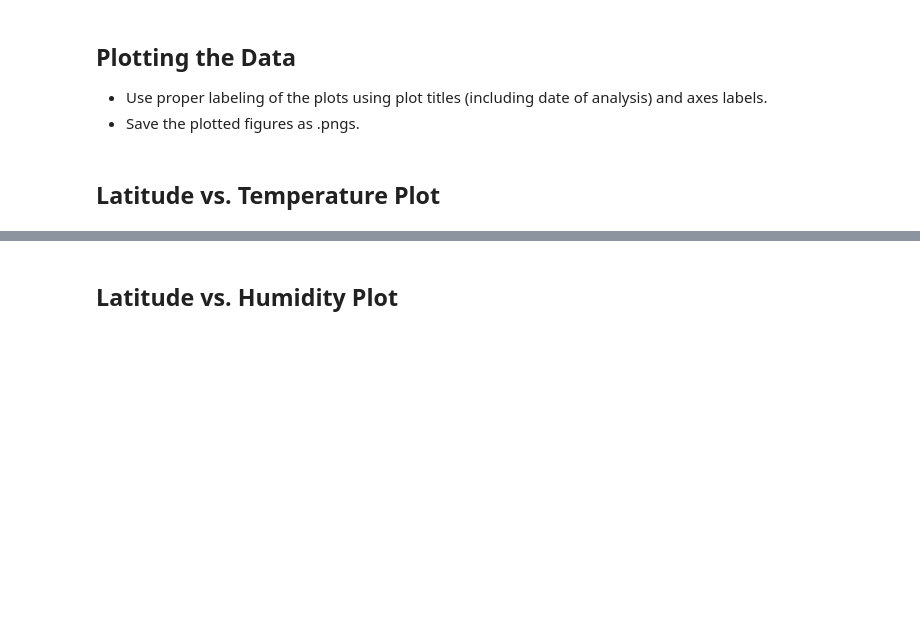
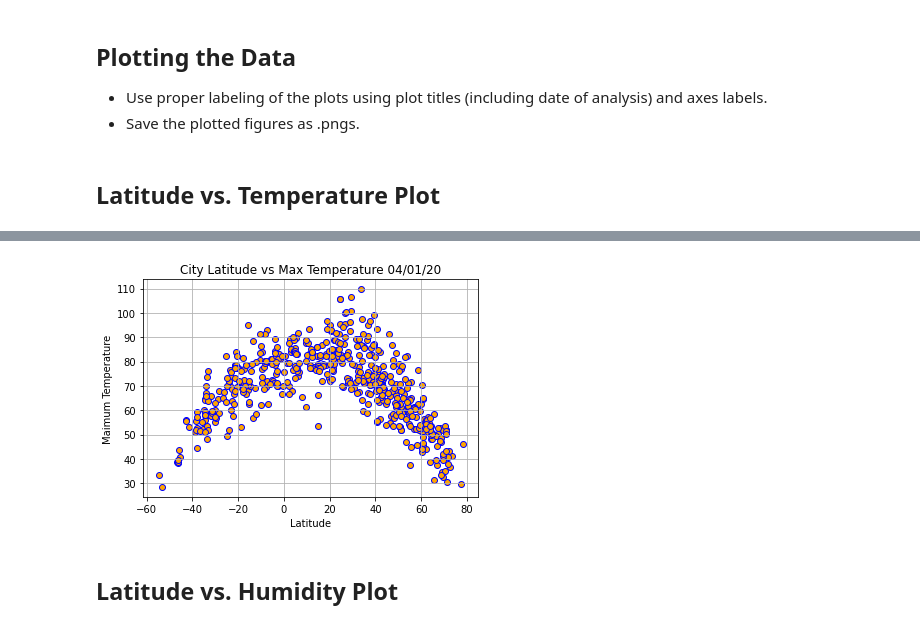
Before and after one commit to lajanslime/python-api-challenge, a Jupyter notebook: WeatherPy/WeatherPy.ipynb, the cells around one changed output, grey strips where cells are left out. Cells and saved outputs as stored; diff of their text form; code cells hidden in the pictures; blank space fills up the shorter version.

```diff
--- a/WeatherPy/WeatherPy.ipynb
+++ b/WeatherPy/WeatherPy.ipynb
@@ -98,0 +125,17 @@ dtype: int64
+# %%
+weather_dict = {
+                "City" : city_name,
+                "Lat" : lat,
+                "Lng" : lng,
+                "Max Temp" : max_temp,
+                "Humidity" : humidity,
+                "Cloudiness" : cloudiness,
+                "Wind Speed" : wind_speed,
+                "Country" : country,
+                "Date" : date
+ }
+#weather_df = pd.DataFrame(weather_dict)
+#weath
+weather_df = pd.DataFrame.from_dict(weather_dict, orient='index')
+weather_df = weather_df.transpose()
+weather_df.count()
@@ -142,2 +204,12 @@ Int64Index([], dtype='int64')
+# %%
+plt.scatter(weather_df["Lat"], weather_df["Max Temp"], facecolors="orange", edgecolors = "blue")
+plt.xlabel("Latitude")
+plt.ylabel("Maimum Temperature")
+plt.title("City Latitude vs Max Temperature 04/01/20")
+plt.grid(True)
+plt.savefig("../output_data/latitude_vs_temperature.png")
+plt.show()
+# %% [output]
+[figure, added]
 # %% [markdown]
 ## Latitude vs. Humidity Plot
```
Also changed, not shown: parts of 17 cells of this notebook, 9 other files.
